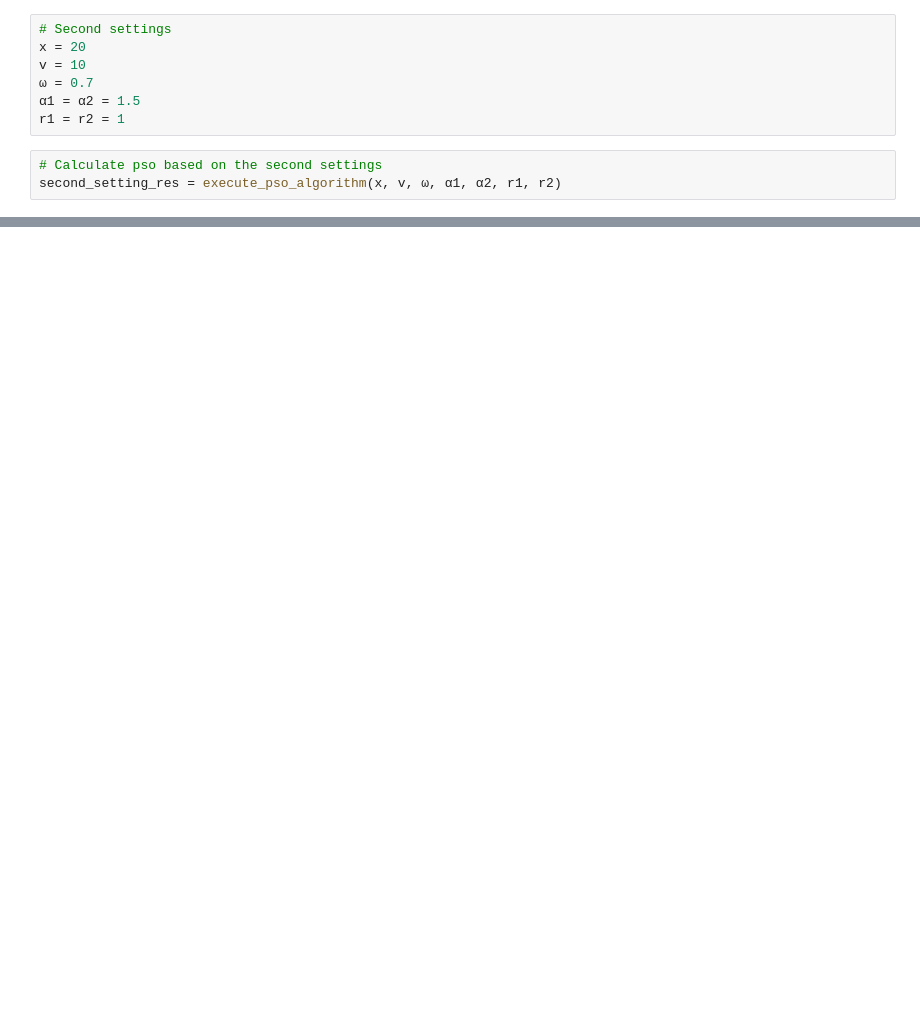
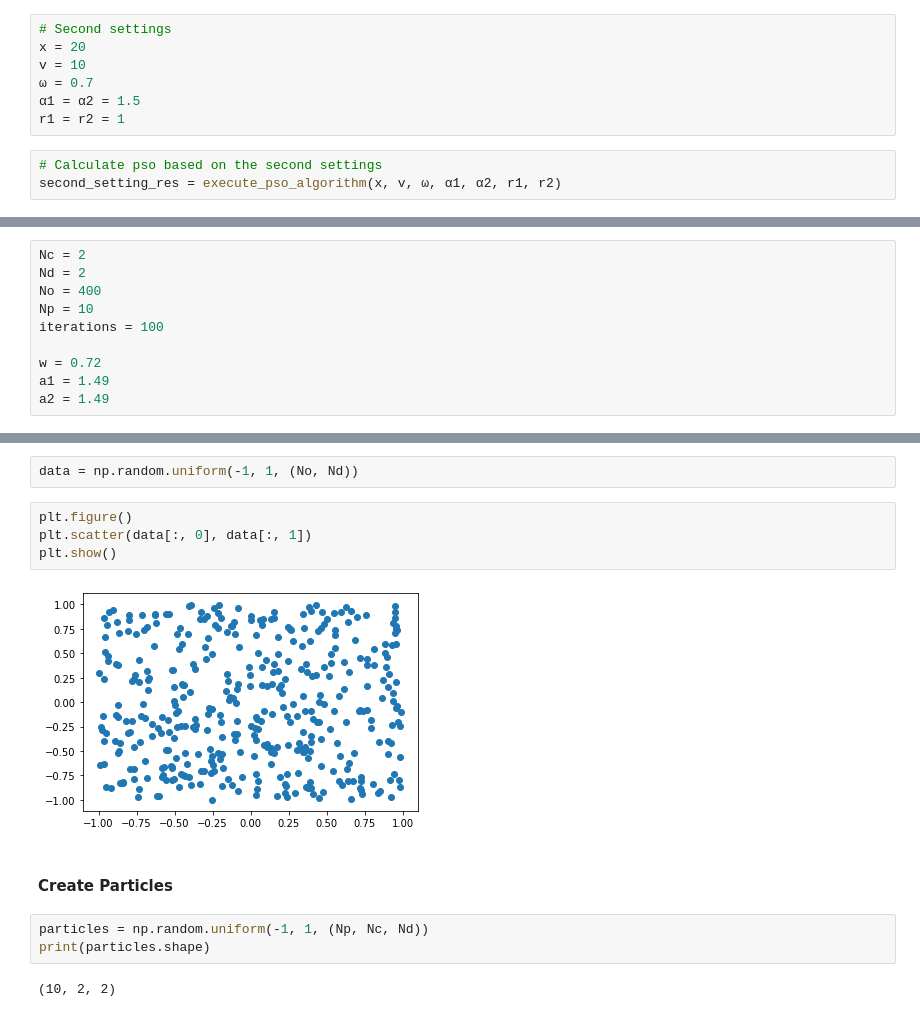
Before and after one commit to marlousnijman/natural_computing, a Jupyter notebook: Assignment 2/assignment2.ipynb, the cells around one changed output, grey strips where cells are left out. Drawn from its saved outputs; the diff is of its cells as text; blank space fills up the shorter version.

```diff
--- a/Assignment 2/assignment2.ipynb
+++ b/Assignment 2/assignment2.ipynb
@@ -72,0 +101,10 @@ plt.show()
+# %%
+Nc = 2
+Nd = 2
+No = 400
+Np = 10
+iterations = 100
+
+w = 0.72
+a1 = 1.49
+a2 = 1.49
@@ -72,0 +113,15 @@ plt.show()
+# %%
+data = np.random.uniform(-1, 1, (No, Nd))
+# %%
+plt.figure()
+plt.scatter(data[:, 0], data[:, 1])
+plt.show()
+# %% [output]
+[figure, added]
+# %% [markdown]
+#### Create Particles
+# %%
+particles = np.random.uniform(-1, 1, (Np, Nc, Nd))
+print(particles.shape)
+# %% [output]
+(10, 2, 2)
```
Also changed, not shown: parts of 29 cells of this notebook.
